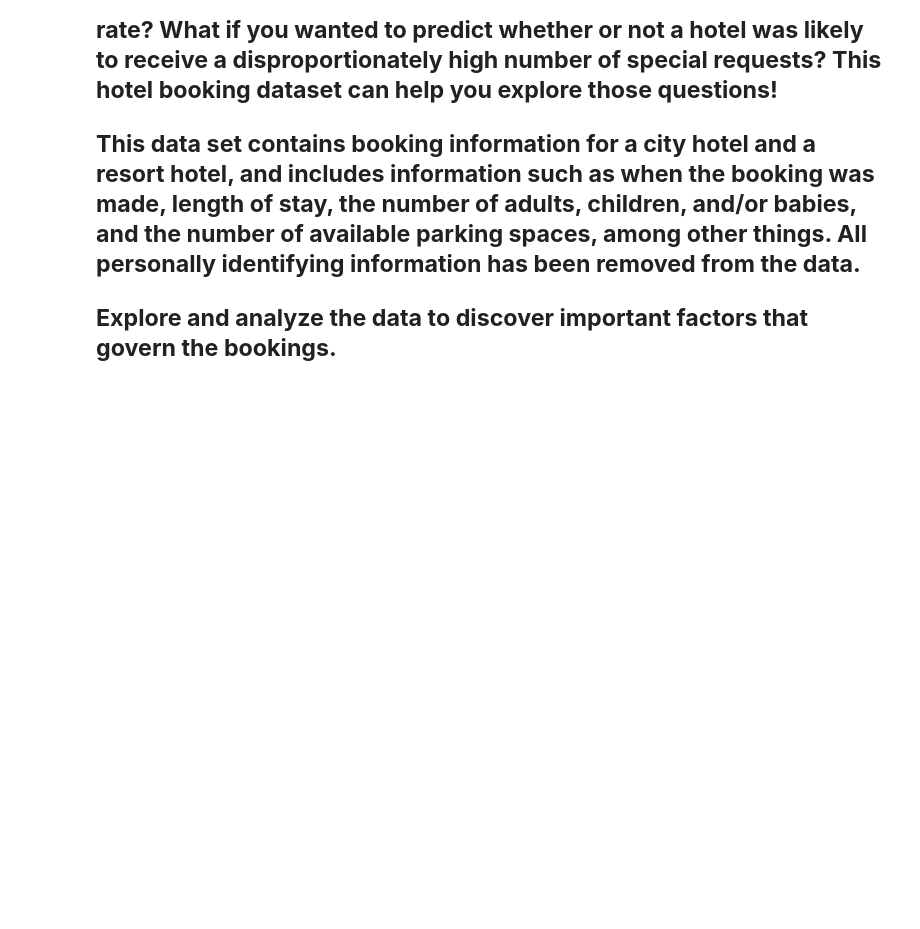
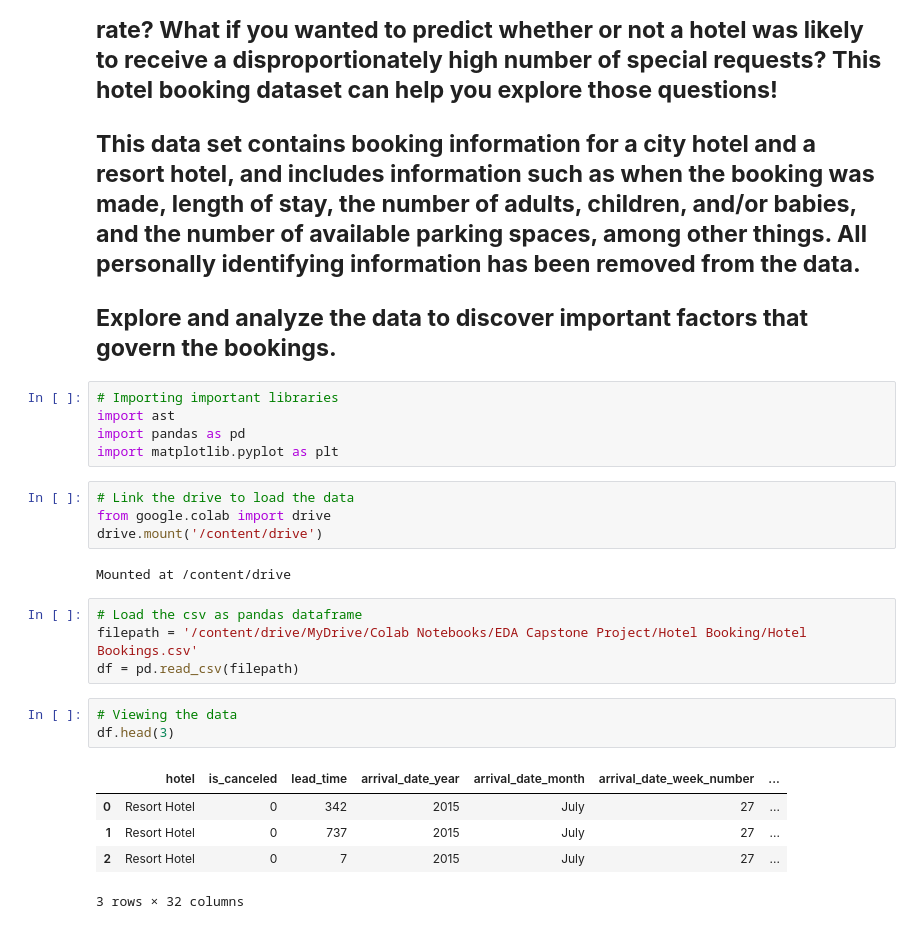
Before and after one commit to V-dit/EDA-hotel-booking-analysis, a Jupyter notebook: Hotel_Booking_Analysis_Capstone_Project.ipynb, the cells around one changed output. Drawn from its saved outputs; the diff is of its cells as text; blank space fills up the shorter version.

```diff
--- a/Hotel_Booking_Analysis_Capstone_Project.ipynb
+++ b/Hotel_Booking_Analysis_Capstone_Project.ipynb
@@ -6,3 +6,27 @@
 ## <b>This data set contains booking information for a city hotel and a resort hotel, and includes information such as when the booking was made, length of stay, the number of adults, children, and/or babies, and the number of available parking spaces, among other things. All personally identifying information has been removed from the data. </b>
 
 ## <b> Explore and analyze the data to discover important factors that govern the bookings. </b>
+# %%
+# Importing important libraries
+import ast
+import pandas as pd
+import matplotlib.pyplot as plt
+# %%
+# Link the drive to load the data
+from google.colab import drive
+drive.mount('/content/drive')
+# %% [output]
+Mounted at /content/drive
+# %%
+# Load the csv as pandas dataframe
+filepath = '/content/drive/MyDrive/Colab Notebooks/EDA Capstone Project/Hotel Booking/Hotel Bookings.csv'
+df = pd.read_csv(filepath)
+# %%
+# Viewing the data
+df.head(3)
+# %% [output]
+|  | hotel | is_canceled | lead_time | arrival_date_year | arrival_date_month | arrival_date_week_number | ... |
+| 0 | Resort Hotel | 0 | 342 | 2015 | July | 27 | ... |
+| 1 | Resort Hotel | 0 | 737 | 2015 | July | 27 | ... |
+| 2 | Resort Hotel | 0 | 7 | 2015 | July | 27 | ... |
+3 rows × 32 columns
```
Also changed, not shown: parts of 4 cells of this notebook.
